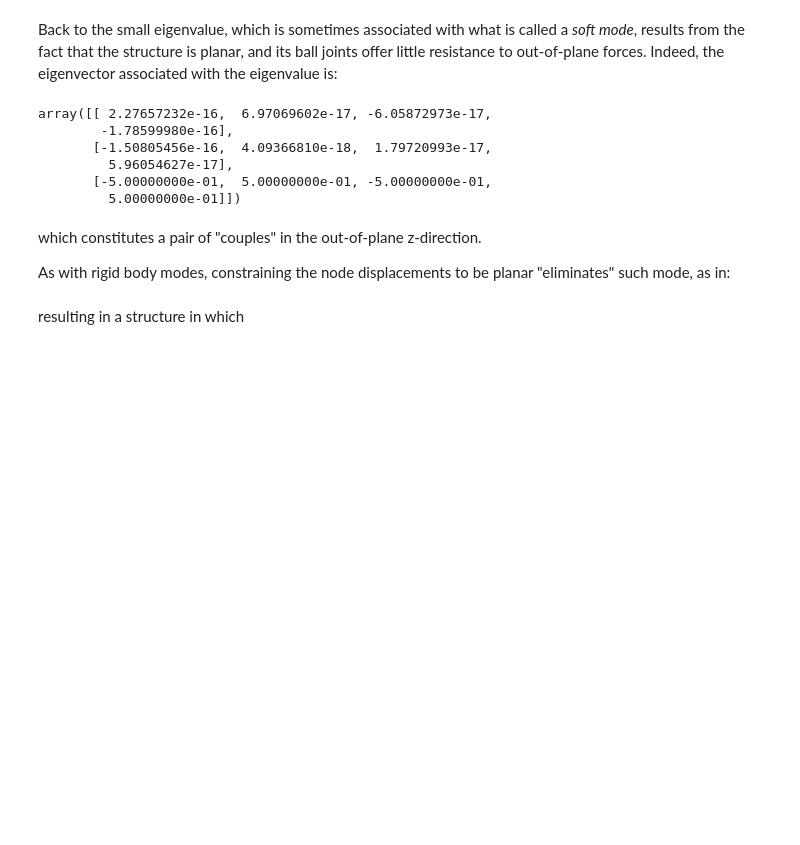
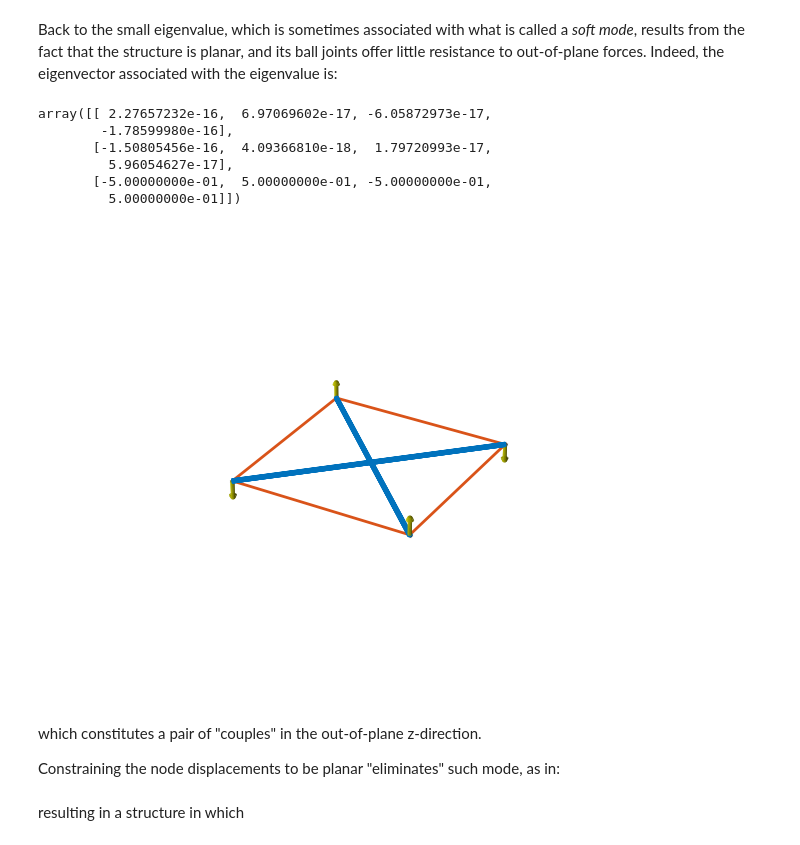
Before and after one commit to mcdeoliveira/tensegrity, a Jupyter notebook: examples/structures.ipynb, the cells around one changed output. Saved outputs shown, nothing was run; the diff lists cells and outputs as text; code cells hidden in the pictures; blank space fills up the shorter version.

```diff
--- a/examples/structures.ipynb
+++ b/examples/structures.ipynb
@@ -245,10 +239,21 @@ array([[ 2.27657232e-16,  6.97069602e-17, -6.05872973e-17,
          5.96054627e-17],
        [-5.00000000e-01,  5.00000000e-01, -5.00000000e-01,
          5.00000000e-01]])
+# %%
+plotter = MatplotlibPlotter()
+plotter.plot(s)
+_, ax = plotter.get_handles()
+plotter.plot_arrows(s.nodes, 0.2*v[:,0].reshape((3, 4), order='F'), color='y')
+ax.view_init(30,-60)
+ax.axis('off')
+ax.axis('equal')
+plt.show()
+# %% [output]
+[figure, added]
 # %% [markdown]
 which constitutes a pair of "couples" in the out-of-plane z-direction.
 
-As with rigid body modes, constraining the node displacements to be planar "eliminates" such mode, as in:
+Constraining the node displacements to be planar "eliminates" such mode, as in:
 # %%
 stiffness, _, _ = s.stiffness(storage='dense', apply_rigid_body_constraint=True, apply_planar_constraint=True)
 # %% [markdown]
```
Also changed, not shown: parts of 83 cells of this notebook, 5 other files.
